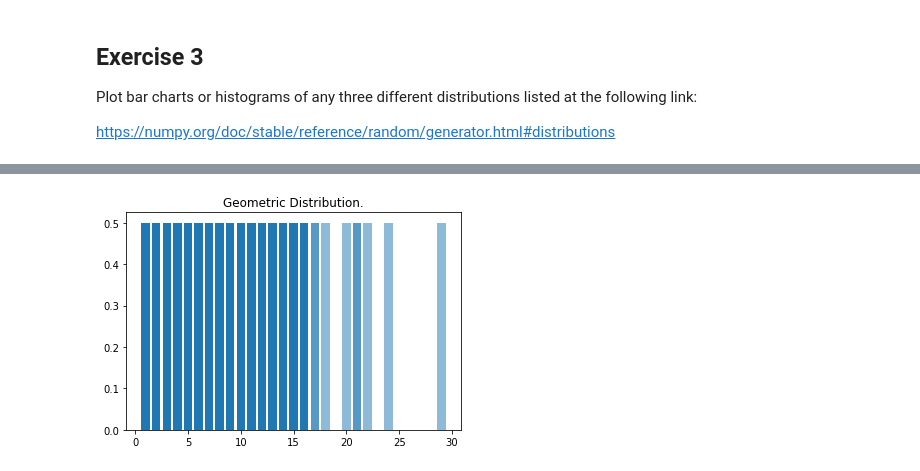
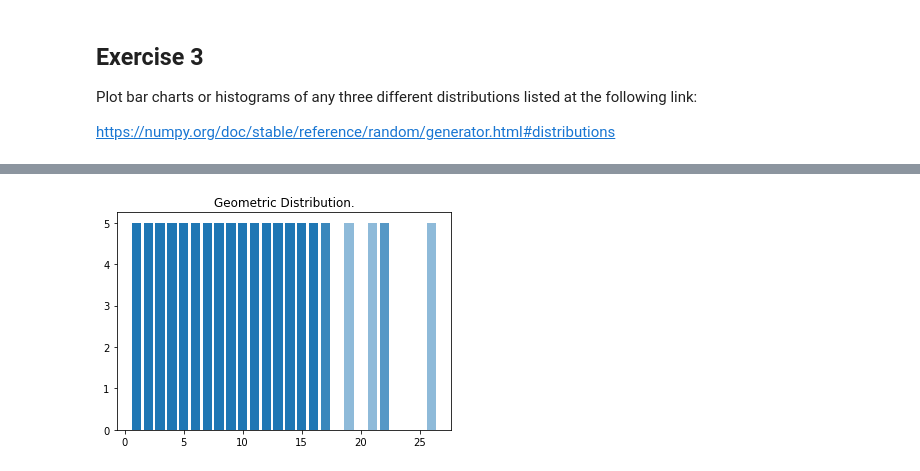
Before and after one commit to KenLin765/funddata-assessment, a Jupyter notebook: practicals/02.randomness.ipynb, the cells around one changed output, grey strips where cells are left out. Cells and saved outputs as stored; diff of their text form; code cells hidden in the pictures.

```diff
--- a/practicals/02.randomness.ipynb
+++ b/practicals/02.randomness.ipynb
@@ -158,16 +243,16 @@ plt.show()
 # %%
 import matplotlib.pyplot as plt
 import numpy as np
 
 # Adapted from https://numpy.org/doc/stable/reference/random/generated/numpy.random.Generator.standard_exponential.html#numpy.random.Generator.standard_exponential
 
 z = np.random.default_rng().geometric(p=0.35, size=10000)
 
-plt.bar(z, align='center', alpha=0.5, height= 0.5)
+plt.bar(z, align='center', alpha=0.5, height= 5)
 plt.title("Geometric Distribution.")
 plt.show()
 # %% [output]
-[figure, old version]
+[figure, new version]
 # %%
 from numpy import random
 import numpy as np
```
Also changed, not shown: parts of 12 cells of this notebook.
